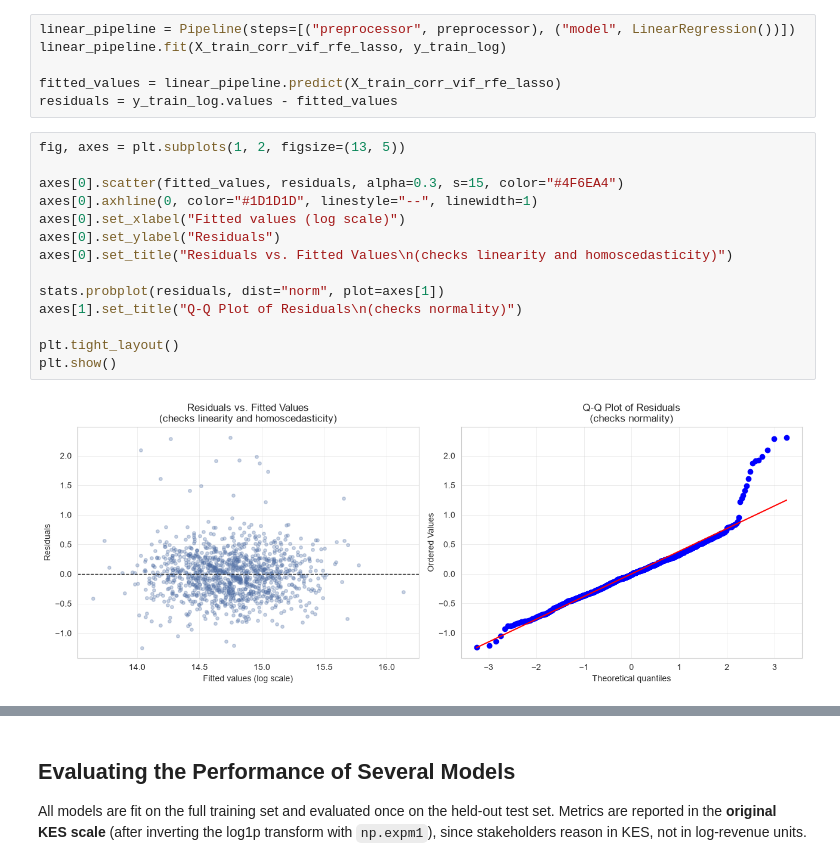
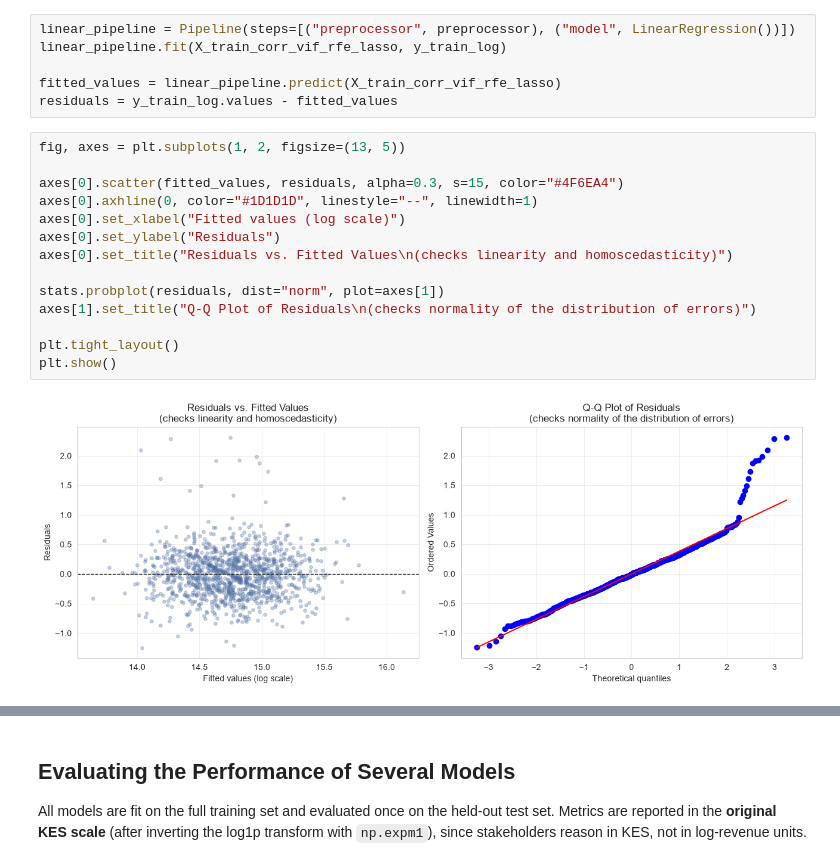
Before and after one commit to course-files/RegressionAndClassification, a Jupyter notebook: 1_regression.ipynb, the cells around one changed output, grey strips where cells are left out. Drawn from its saved outputs; the diff is of its cells as text.

```diff
--- a/1_regression.ipynb
+++ b/1_regression.ipynb
@@ -1305,16 +1306,16 @@ residuals = y_train_log.values - fitted_values
 # %%
 fig, axes = plt.subplots(1, 2, figsize=(13, 5))
 
 axes[0].scatter(fitted_values, residuals, alpha=0.3, s=15, color="#4F6EA4")
 axes[0].axhline(0, color="#1D1D1D", linestyle="--", linewidth=1)
 axes[0].set_xlabel("Fitted values (log scale)")
 axes[0].set_ylabel("Residuals")
 axes[0].set_title("Residuals vs. Fitted Values\n(checks linearity and homoscedasticity)")
 
 stats.probplot(residuals, dist="norm", plot=axes[1])
-axes[1].set_title("Q-Q Plot of Residuals\n(checks normality)")
+axes[1].set_title("Q-Q Plot of Residuals\n(checks normality of the distribution of errors)")
 
 plt.tight_layout()
 plt.show()
 # %% [output]
-[figure, old version]
+[figure, new version]
```
Also changed, not shown: parts of 17 cells of this notebook.
